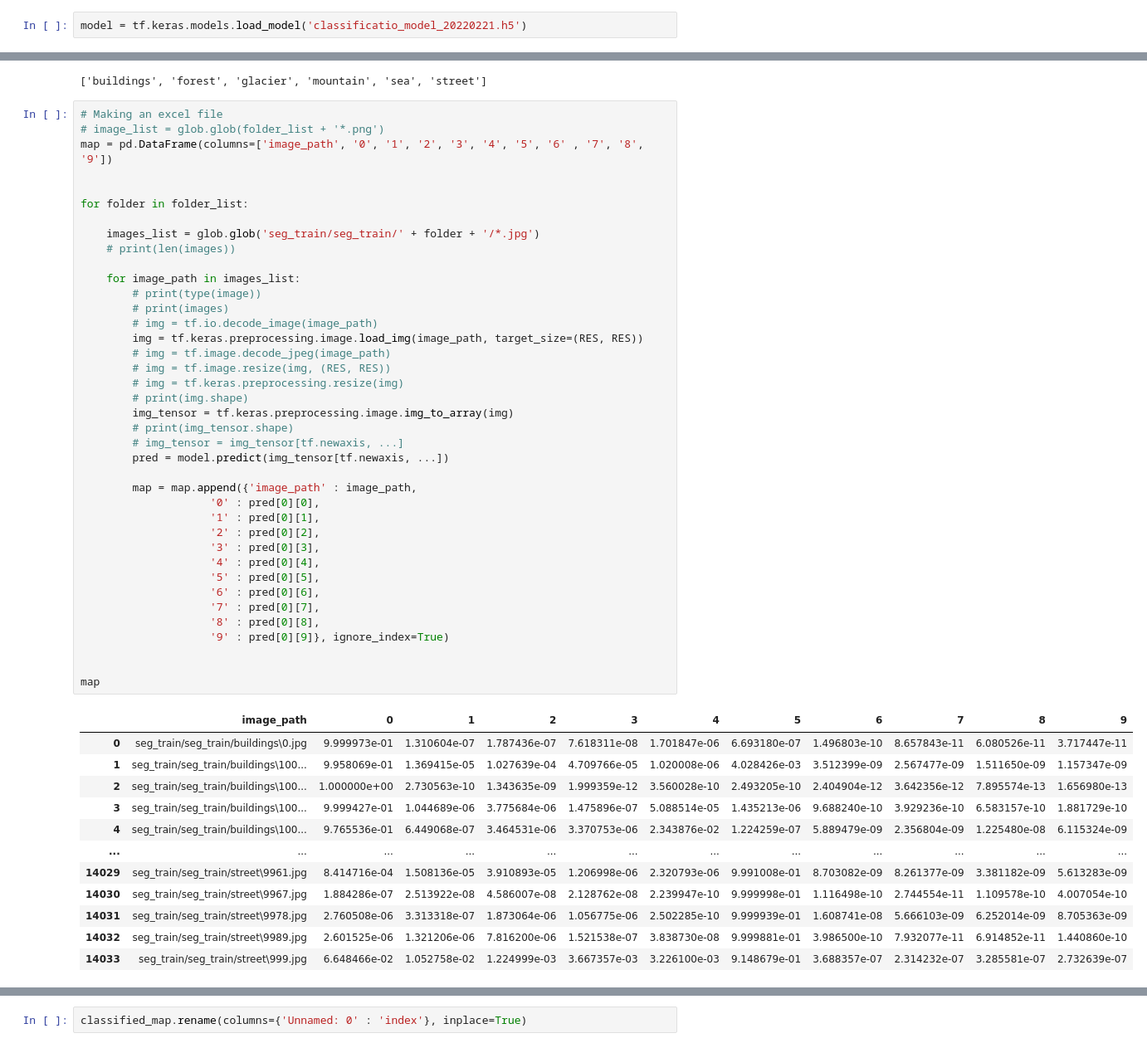
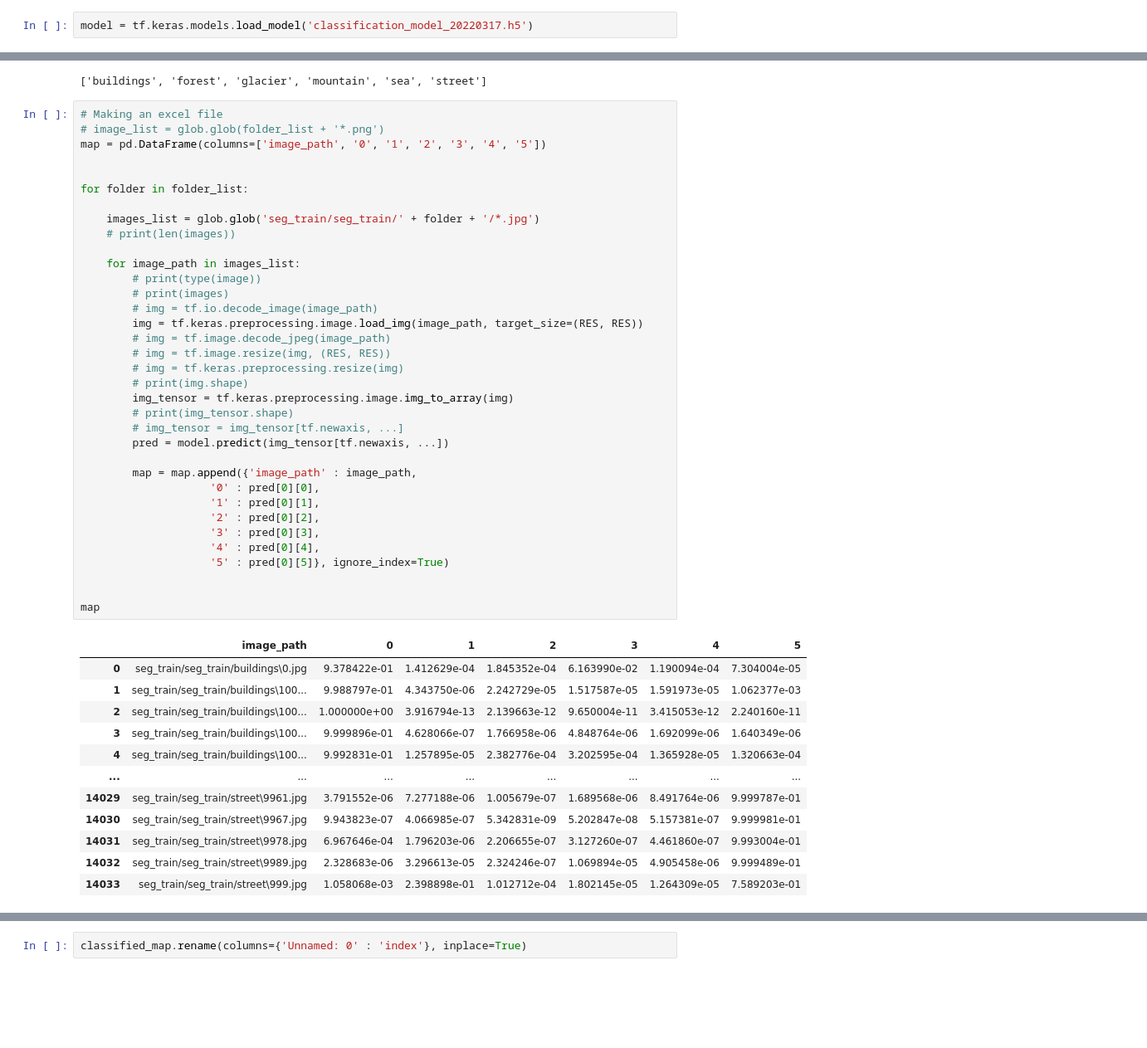
Before and after one commit to SeHwanYoo/gitc_paper_cutoff, a Jupyter notebook: applying_cutoff.ipynb, the cells around one changed output, grey strips where cells are left out. Shown at 83% size. Saved outputs shown, nothing was run; the diff lists cells and outputs as text; blank space fills up the shorter version.

```diff
--- a/applying_cutoff.ipynb
+++ b/applying_cutoff.ipynb
@@ -13,5 +16,5 @@ AUTOTUNE = tf.data.AUTOTUNE
 # %%
-model = tf.keras.models.load_model('classificatio_model_20220221.h5')
+model = tf.keras.models.load_model('classification_model_20220317.h5')
 # %% [output]
 WARNING:tensorflow:No training configuration found in the save file, so the model was *not* compiled. Compile it manually.
 # %%
@@ -56,52 +56,48 @@ folder_list
 # %%
 # Making an excel file
 # image_list = glob.glob(folder_list + '*.png')
-map = pd.DataFrame(columns=['image_path', '0', '1', '2', '3', '4', '5', '6' , '7', '8', '9'])
+map = pd.DataFrame(columns=['image_path', '0', '1', '2', '3', '4', '5'])
 
 
 for folder in folder_list:
 
     images_list = glob.glob('seg_train/seg_train/' + folder + '/*.jpg')
     # print(len(images))
 
     for image_path in images_list:
         # print(type(image))
         # print(images)
         # img = tf.io.decode_image(image_path)
         img = tf.keras.preprocessing.image.load_img(image_path, target_size=(RES, RES))
         # img = tf.image.decode_jpeg(image_path)
         # img = tf.image.resize(img, (RES, RES))
         # img = tf.keras.preprocessing.resize(img)
         # print(img.shape)
         img_tensor = tf.keras.preprocessing.image.img_to_array(img)
         # print(img_tensor.shape)
         # img_tensor = img_tensor[tf.newaxis, ...]
         pred = model.predict(img_tensor[tf.newaxis, ...])
 
         map = map.append({'image_path' : image_path,
                     '0' : pred[0][0],
                     '1' : pred[0][1],
                     '2' : pred[0][2],
                     '3' : pred[0][3],
                     '4' : pred[0][4],
-                    '5' : pred[0][5],
-                    '6' : pred[0][6],
-                    '7' : pred[0][7],
-                    '8' : pred[0][8],
-                    '9' : pred[0][9]}, ignore_index=True)
+                    '5' : pred[0][5]}, ignore_index=True)
 
 
 map
 # %% [output]
-|  | image_path | 0 | 1 | 2 | 3 | 4 | 5 | 6 | 7 | 8 | 9 |
-| 0 | seg_train/seg_train/buildings\0.jpg | 9.999973e-01 | 1.310604e-07 | 1.787436e-07 | 7.618311e-08 | 1.701847e-06 | 6.693180e-07 | 1.496803e-10 | 8.657843e-11 | 6.080526e-11 | 3.717447e-11 |
-| 1 | seg_train/seg_train/buildings\100... | 9.958069e-01 | 1.369415e-05 | 1.027639e-04 | 4.709766e-05 | 1.020008e-06 | 4.028426e-03 | 3.512399e-09 | 2.567477e-09 | 1.511650e-09 | 1.157347e-09 |
-| 2 | seg_train/seg_train/buildings\100... | 1.000000e+00 | 2.730563e-10 | 1.343635e-09 | 1.999359e-12 | 3.560028e-10 | 2.493205e-10 | 2.404904e-12 | 3.642356e-12 | 7.895574e-13 | 1.656980e-13 |
-| 3 | seg_train/seg_train/buildings\100... | 9.999427e-01 | 1.044689e-06 | 3.775684e-06 | 1.475896e-07 | 5.088514e-05 | 1.435213e-06 | 9.688240e-10 | 3.929236e-10 | 6.583157e-10 | 1.881729e-10 |
-| 4 | seg_train/seg_train/buildings\100... | 9.765536e-01 | 6.449068e-07 | 3.464531e-06 | 3.370753e-06 | 2.343876e-02 | 1.224259e-07 | 5.889479e-09 | 2.356804e-09 | 1.225480e-08 | 6.115324e-09 |
-| ... | ... | ... | ... | ... | ... | ... | ... | ... | ... | ... | ... |
-| 14029 | seg_train/seg_train/street\9961.jpg | 8.414716e-04 | 1.508136e-05 | 3.910893e-05 | 1.206998e-06 | 2.320793e-06 | 9.991008e-01 | 8.703082e-09 | 8.261377e-09 | 3.381182e-09 | 5.613283e-09 |
-| 14030 | seg_train/seg_train/street\9967.jpg | 1.884286e-07 | 2.513922e-08 | 4.586007e-08 | 2.128762e-08 | 2.239947e-10 | 9.999998e-01 | 1.116498e-10 | 2.744554e-11 | 1.109578e-10 | 4.007054e-10 |
-| 14031 | seg_train/seg_train/street\9978.jpg | 2.760508e-06 | 3.313318e-07 | 1.873064e-06 | 1.056775e-06 | 2.502285e-10 | 9.999939e-01 | 1.608741e-08 | 5.666103e-09 | 6.252014e-09 | 8.705363e-09 |
-| 14032 | seg_train/seg_train/street\9989.jpg | 2.601525e-06 | 1.321206e-06 | 7.816200e-06 | 1.521538e-07 | 3.838730e-08 | 9.999881e-01 | 3.986500e-10 | 7.932077e-11 | 6.914852e-11 | 1.440860e-10 |
-| 14033 | seg_train/seg_train/street\999.jpg | 6.648466e-02 | 1.052758e-02 | 1.224999e-03 | 3.667357e-03 | 3.226100e-03 | 9.148679e-01 | 3.688357e-07 | 2.314232e-07 | 3.285581e-07 | 2.732639e-07 |
+|  | image_path | 0 | 1 | 2 | 3 | 4 | 5 |
+| 0 | seg_train/seg_train/buildings\0.jpg | 9.378422e-01 | 1.412629e-04 | 1.845352e-04 | 6.163990e-02 | 1.190094e-04 | 7.304004e-05 |
+| 1 | seg_train/seg_train/buildings\100... | 9.988797e-01 | 4.343750e-06 | 2.242729e-05 | 1.517587e-05 | 1.591973e-05 | 1.062377e-03 |
+| 2 | seg_train/seg_train/buildings\100... | 1.000000e+00 | 3.916794e-13 | 2.139663e-12 | 9.650004e-11 | 3.415053e-12 | 2.240160e-11 |
+| 3 | seg_train/seg_train/buildings\100... | 9.999896e-01 | 4.628066e-07 | 1.766958e-06 | 4.848764e-06 | 1.692099e-06 | 1.640349e-06 |
+| 4 | seg_train/seg_train/buildings\100... | 9.992831e-01 | 1.257895e-05 | 2.382776e-04 | 3.202595e-04 | 1.365928e-05 | 1.320663e-04 |
+| ... | ... | ... | ... | ... | ... | ... | ... |
+| 14029 | seg_train/seg_train/street\9961.jpg | 3.791552e-06 | 7.277188e-06 | 1.005679e-07 | 1.689568e-06 | 8.491764e-06 | 9.999787e-01 |
+| 14030 | seg_train/seg_train/street\9967.jpg | 9.943823e-07 | 4.066985e-07 | 5.342831e-09 | 5.202847e-08 | 5.157381e-07 | 9.999981e-01 |
+| 14031 | seg_train/seg_train/street\9978.jpg | 6.967646e-04 | 1.796203e-06 | 2.206655e-07 | 3.127260e-07 | 4.461860e-07 | 9.993004e-01 |
+| 14032 | seg_train/seg_train/street\9989.jpg | 2.328683e-06 | 3.296613e-05 | 2.324246e-07 | 1.069894e-05 | 4.905458e-06 | 9.999489e-01 |
+| 14033 | seg_train/seg_train/street\999.jpg | 1.058068e-03 | 2.398898e-01 | 1.012712e-04 | 1.802145e-05 | 1.264309e-05 | 7.589203e-01 |
```
Also changed, not shown: parts of 23 cells of this notebook.
